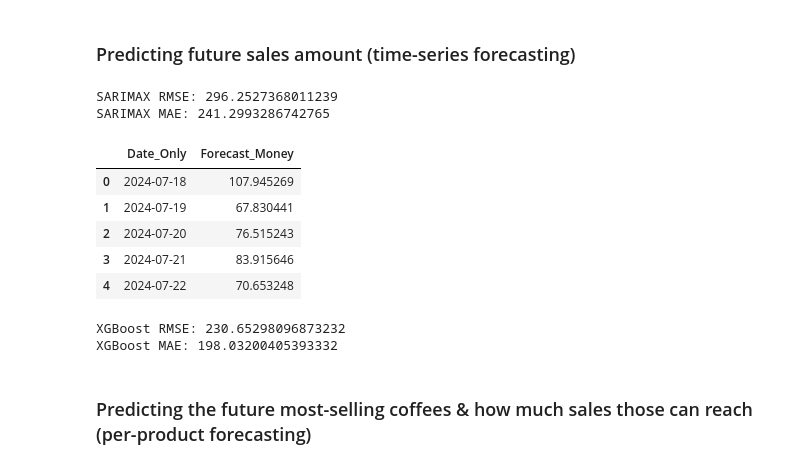
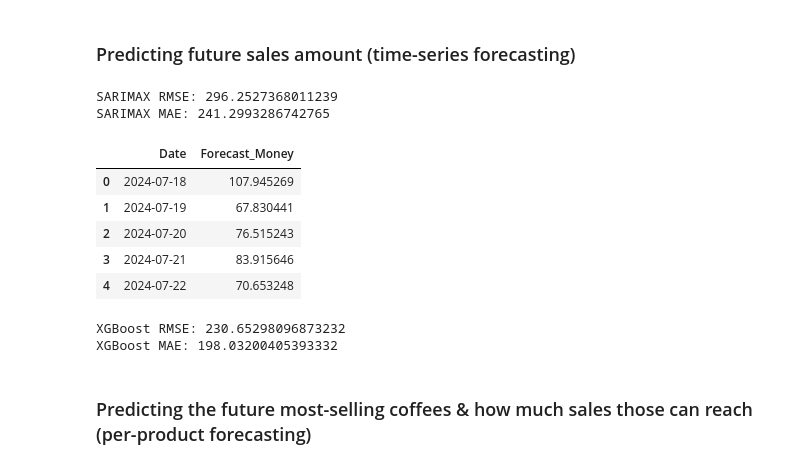
Before and after one commit to SayantiSaha014/Coffee-Sales, a Jupyter notebook: coffee_sales.ipynb, the cells around one changed output. Saved outputs shown, nothing was run; the diff lists cells and outputs as text; code cells hidden in the pictures.

```diff
--- a/coffee_sales.ipynb
+++ b/coffee_sales.ipynb
@@ -59,7 +50,6 @@ coffee.head()
 # %%
 # Rename the columns
 coffee = coffee.rename(columns={
-                                'date': 'Date',
                                 'datetime': 'Datetime',
                                 'cash_type': 'Cash_Type',
                                 'card': 'Card_Name',
@@ -102,25 +90,22 @@ min        18.120000
 75%        37.720000
 max        40.000000
 Name: Money, dtype: float64
-# %%
-# Drop the 'date' column
-coffee = coffee.drop(columns=['Date'])
 # %%
 coffee['Datetime'] = pd.to_datetime(coffee['Datetime'])
 # %%
-coffee['Date_Only'] = coffee['Datetime'].dt.date
+coffee['Date'] = coffee['Datetime'].dt.date
 coffee['Hour'] = coffee['Datetime'].dt.hour
 coffee['Day_of_Week'] = coffee['Datetime'].dt.day_name()
 coffee['Month'] = coffee['Datetime'].dt.month_name()
 # %%
 # Group by 'Date_Only' and calculate daily sales
-daily_sales = coffee.groupby('Date_Only')['Money'].sum().reset_index()
-daily_sales['Date_Only'] = pd.to_datetime(daily_sales['Date_Only'])
-daily_sales = daily_sales.sort_values(by='Date_Only')
+daily_sales = coffee.groupby('Date')['Money'].sum().reset_index()
+daily_sales['Date'] = pd.to_datetime(daily_sales['Date'])
+daily_sales = daily_sales.sort_values(by='Date')
 
 # Plot daily sales trend
 plt.figure(figsize=(10 , 4))
-sns.lineplot(data=daily_sales, x='Date_Only', y='Money')
+sns.lineplot(data=daily_sales, x='Date', y='Money')
 plt.title('Daily Sales Trend')
 plt.xlabel('Date')
 plt.ylabel('Total Sales')
@@ -491,7 +501,7 @@ Name: is_repeat, dtype: float64
 # %%
 # Ensuring daily_sales is a datetime-indexed DataFrame
 ts = daily_sales.copy()
-ts = ts.set_index('Date_Only').asfreq('D', fill_value=0)   # fill gaps with 0 sales (or np.nan then interpolate)
+ts = ts.set_index('Date').asfreq('D', fill_value=0)   # fill gaps with 0 sales (or np.nan then interpolate)
 ts['Money'] = ts['Money'].astype(float)
 
 # Train/test split (last 14 days as test example)
@@ -510,35 +520,35 @@ print("SARIMAX MAE:", mean_absolute_error(test['Money'], pred))
 # Forecast next 30 days
 future_pred = res.get_forecast(steps=30).predicted_mean
 future_df = future_pred.reset_index()
-future_df.columns = ['Date_Only', 'Forecast_Money']
+future_df.columns = ['Date', 'Forecast_Money']
 display(future_df.head())
 
 # --- 1B: XGBoost with lag features (alternative) ---
 # create lags & time features
 df = ts.copy()
 df['lag1'] = df['Money'].shift(1)
 df['lag7'] = df['Money'].shift(7)
 df['dayofweek'] = df.index.dayofweek
 df['month'] = df.index.month
 df = df.dropna()
 
 train2 = df.loc[:train.index[-1]]
 test2  = df.loc[test.index[0]:]
 
 X_train = train2[['lag1','lag7','dayofweek','month']]
 y_train = train2['Money']
 X_test  = test2[['lag1','lag7','dayofweek','month']]
 y_test  = test2['Money']
 
 m = XGBRegressor(n_estimators=200, max_depth=4, learning_rate=0.05)
 m.fit(X_train, y_train)
 pred_xgb = m.predict(X_test)
 print("XGBoost RMSE:", np.sqrt(mean_squared_error(y_test, pred_xgb)))
 print("XGBoost MAE:", mean_absolute_error(y_test, pred_xgb))
 # %% [output]
 SARIMAX RMSE: 296.2527368011239
 SARIMAX MAE: 241.2993286742765
-|  | Date_Only | Forecast_Money |
+|  | Date | Forecast_Money |
 | 0 | 2024-07-18 | 107.945269 |
 | 1 | 2024-07-19 | 67.830441 |
 | 2 | 2024-07-20 | 76.515243 |
```
Also changed, not shown: parts of 8 cells of this notebook.
